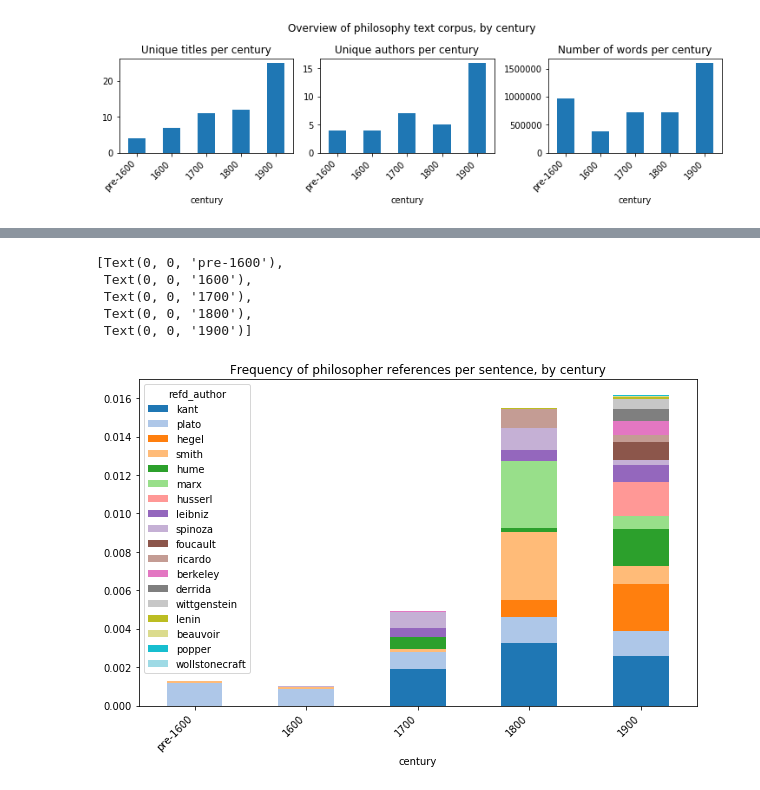
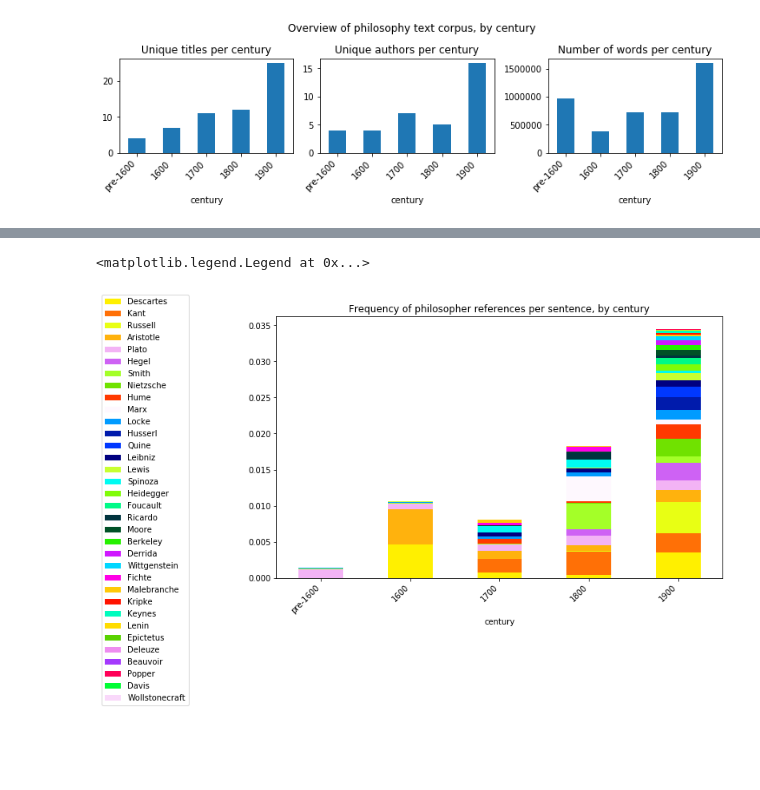
Before and after one commit to matthewpark319/ADSProject1, a Jupyter notebook: doc/Untitled.ipynb, the cells around one changed output, grey strips where cells are left out. Drawn from its saved outputs; the diff is of its cells as text; code cells hidden in the pictures; blank space fills up the shorter version.

```diff
--- a/doc/Untitled.ipynb
+++ b/doc/Untitled.ipynb
@@ -17,6 +17,10 @@ df['tokenized_txt_list'] = df['tokenized_txt'].apply(
 df['century'] = (df['original_publication_date'] // 100) * 100
 df.loc[df['century'] < 1600, 'century'] = -1000000
 df.to_csv('../output/data_with_tokenized_txt.csv', index=False)
+# %%
+df = pd.read_csv('../output/data_with_tokenized_txt.csv')
+# pd.to_csv() saves lists as strings, not lists
+df['tokenized_txt_list'] = df['tokenized_txt_list'].apply(lambda x: json.loads(x.replace("'", "\"")))
 # %%
 fig, ax = plt.subplots(nrows=1, ncols=3, constrained_layout=True, figsize=(12, 3))
 group = 'school'
@@ -67,0 +74,5 @@ for i in range(len(ax)):
+# %%
+df['decade'] = (df['original_publication_date'] // 10) * 10
+centuries = df.loc[df['original_publication_date'] >= 1600].groupby('decade')['sentence_length']
+centuries.agg(['mean', 'median']).plot(
+    title='Philosophy text sentence length has decreased over time,\nshowing a possible style change as time passed.', ylabel='Words per sentence')
@@ -78,22 +111,21 @@ q_proportions.sort_values('% questions', ascending=False).plot(
 # %%
-fix, ax = plt.subplots()
+fix, ax = plt.subplots(figsize=(30, 10))
 
-authors = set(df['author'].str.lower().unique())
-df['refd_authors'] = df['tokenized_txt_list'].apply(lambda l: list(set(l).intersection(authors)))
+author_stems = {stem_func(author.lower()): author for author in df['author'].unique()}
+
+df['refd_authors'] = df['tokenized_txt_list'].apply(lambda l: list(set(l).intersection(set(author_stems.keys()))))
 refd_authors = df.loc[df['refd_authors'].str.len() > 0,
-                      ['refd_authors', 'sentence_lowered', 'century']
+                      ['refd_authors', 'sentence_lowered', 'century', 'question', 'school']
                      ].explode('refd_authors').rename(columns={'refd_authors': 'refd_author'})
-
+refd_authors['refd_author'] = refd_authors['refd_author'].apply(author_stems.get)
 author_freq_order = refd_authors.groupby(['refd_author'])['refd_author'].count().sort_values(ascending=False).index.to_list()
-colors = [plt.get_cmap('tab20')(x) for x in np.linspace(0, 1, len(author_freq_order))]
+colors = [plt.get_cmap('gist_ncar')(x) for x in np.linspace(0, 1, len(author_freq_order))]
+random.shuffle(colors)
 refd_authors_freq = refd_authors.groupby(['century', 'refd_author']).count()['sentence_lowered'] / df.groupby('century')['sentence_lowered'].count()
 refd_authors_freq.rename('referenced_authors').unstack()[author_freq_order].plot(
     kind='bar', stacked=True, figsize=(10, 6), title='Frequency of philosopher references per sentence, by century', color=colors, ax=ax)
 ax.set_xticklabels(['pre-1600'] + list(ax.get_xticklabels()[1:]), rotation=45, ha='right')
+ax.legend(bbox_to_anchor=(-.4, 1.1), loc='upper left', ncol=1)
 # %% [output]
-[Text(0, 0, 'pre-1600'),
- Text(0, 0, '1600'),
- Text(0, 0, '1700'),
- Text(0, 0, '1800'),
- Text(0, 0, '1900')]
+<matplotlib.legend.Legend at 0x...>
-[figure, old version]
+[figure, new version]
```
Also changed, not shown: parts of 8 cells of this notebook.
